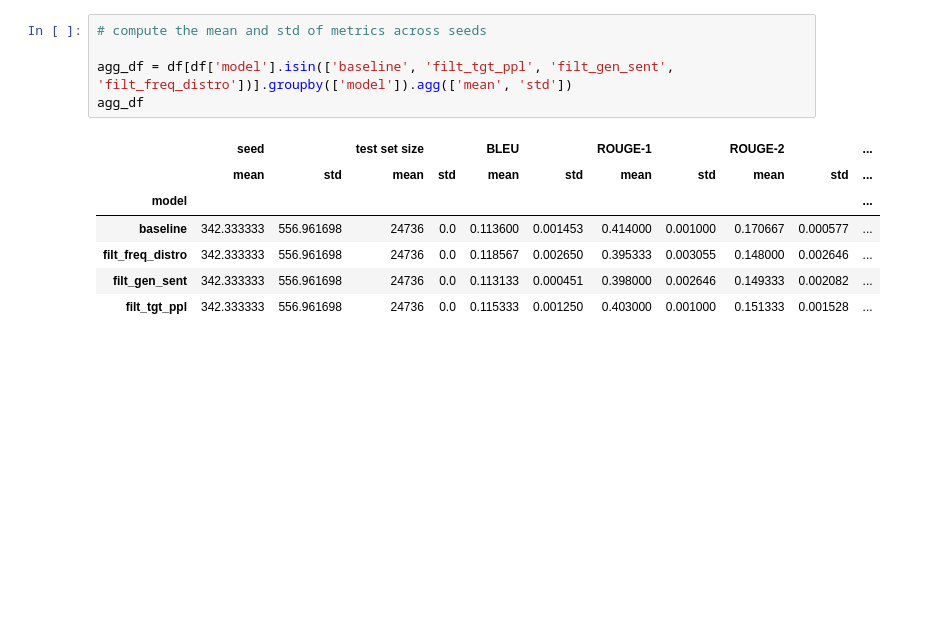
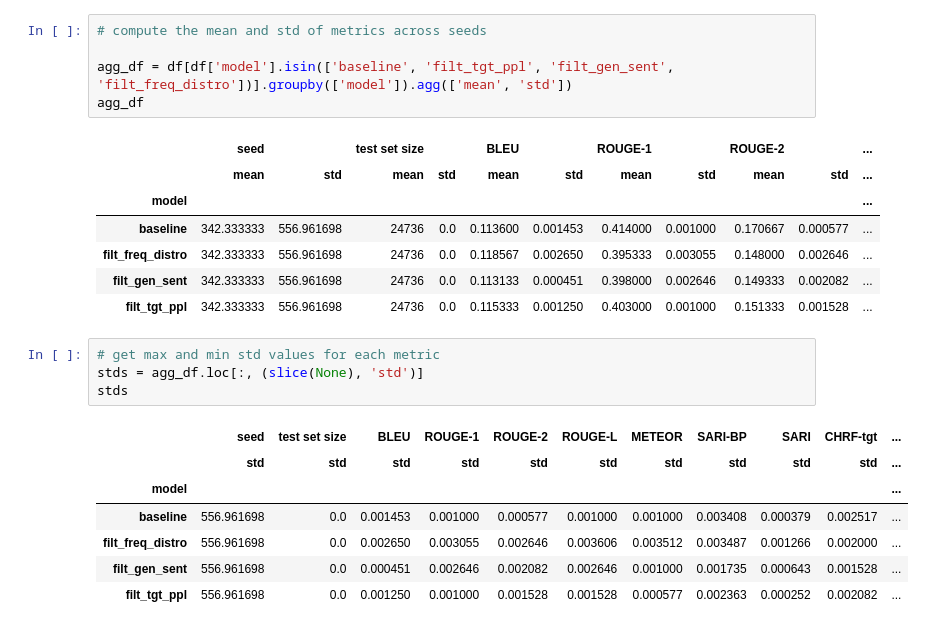
Before and after one commit to ZurichNLP/specific_hospo_respo, a Jupyter notebook: scripts/analyses/summarize_results.ipynb, the cells around one changed output. Drawn from its saved outputs; the diff is of its cells as text; blank space fills up the shorter version.

```diff
--- a/scripts/analyses/summarize_results.ipynb
+++ b/scripts/analyses/summarize_results.ipynb
@@ -118,3 +118,15 @@ agg_df
 | filt_freq_distro | 342.333333 | 556.961698 | 24736 | 0.0 | 0.118567 | 0.002650 | 0.395333 | 0.003055 | 0.148000 | 0.002646 | ... |
 | filt_gen_sent | 342.333333 | 556.961698 | 24736 | 0.0 | 0.113133 | 0.000451 | 0.398000 | 0.002646 | 0.149333 | 0.002082 | ... |
 | filt_tgt_ppl | 342.333333 | 556.961698 | 24736 | 0.0 | 0.115333 | 0.001250 | 0.403000 | 0.001000 | 0.151333 | 0.001528 | ... |
+# %%
+# get max and min std values for each metric
+stds = agg_df.loc[:, (slice(None), 'std')]
+stds
+# %% [output]
+|  | seed | test set size | BLEU | ROUGE-1 | ROUGE-2 | ROUGE-L | METEOR | SARI-BP | SARI | CHRF-tgt | ... |
+|  | std | std | std | std | std | std | std | std | std | std | ... |
+| model |  |  |  |  |  |  |  |  |  |  | ... |
+| baseline | 556.961698 | 0.0 | 0.001453 | 0.001000 | 0.000577 | 0.001000 | 0.001000 | 0.003408 | 0.000379 | 0.002517 | ... |
+| filt_freq_distro | 556.961698 | 0.0 | 0.002650 | 0.003055 | 0.002646 | 0.003606 | 0.003512 | 0.003487 | 0.001266 | 0.002000 | ... |
+| filt_gen_sent | 556.961698 | 0.0 | 0.000451 | 0.002646 | 0.002082 | 0.002646 | 0.001000 | 0.001735 | 0.000643 | 0.001528 | ... |
+| filt_tgt_ppl | 556.961698 | 0.0 | 0.001250 | 0.001000 | 0.001528 | 0.001528 | 0.000577 | 0.002363 | 0.000252 | 0.002082 | ... |
```
